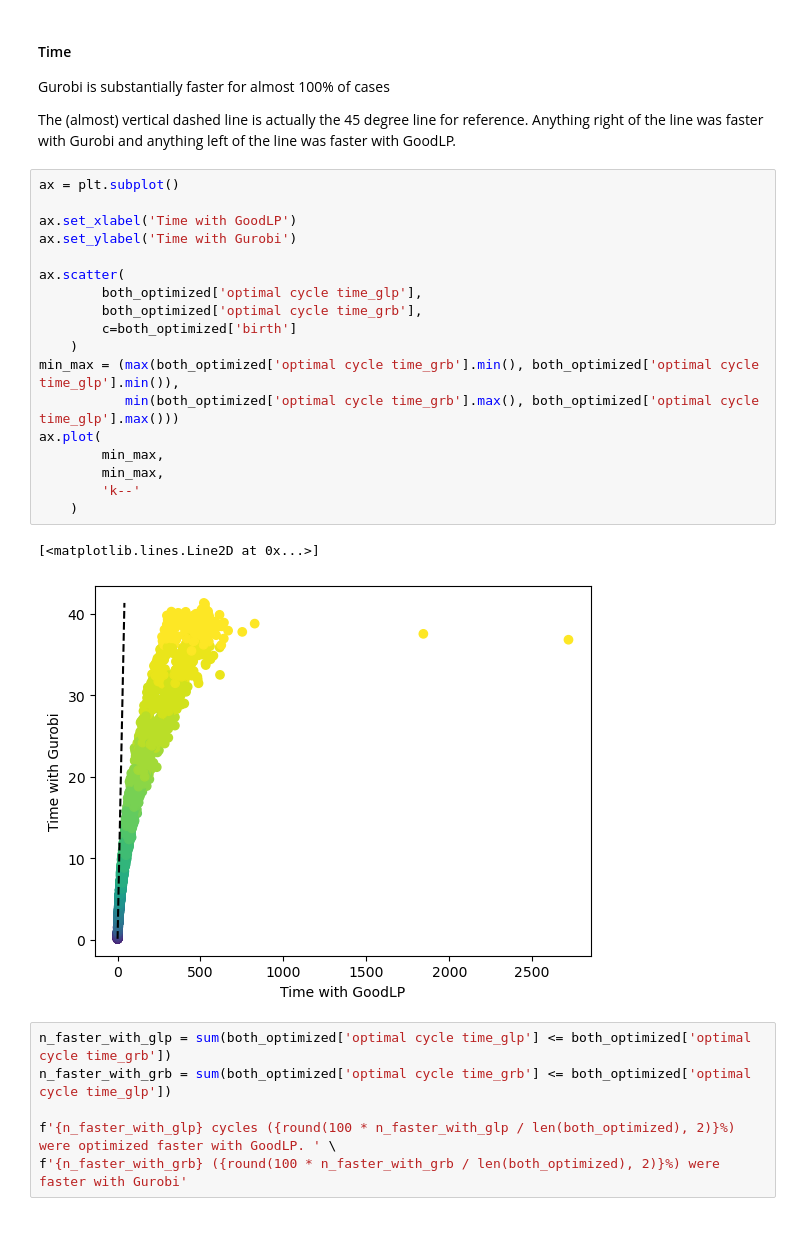
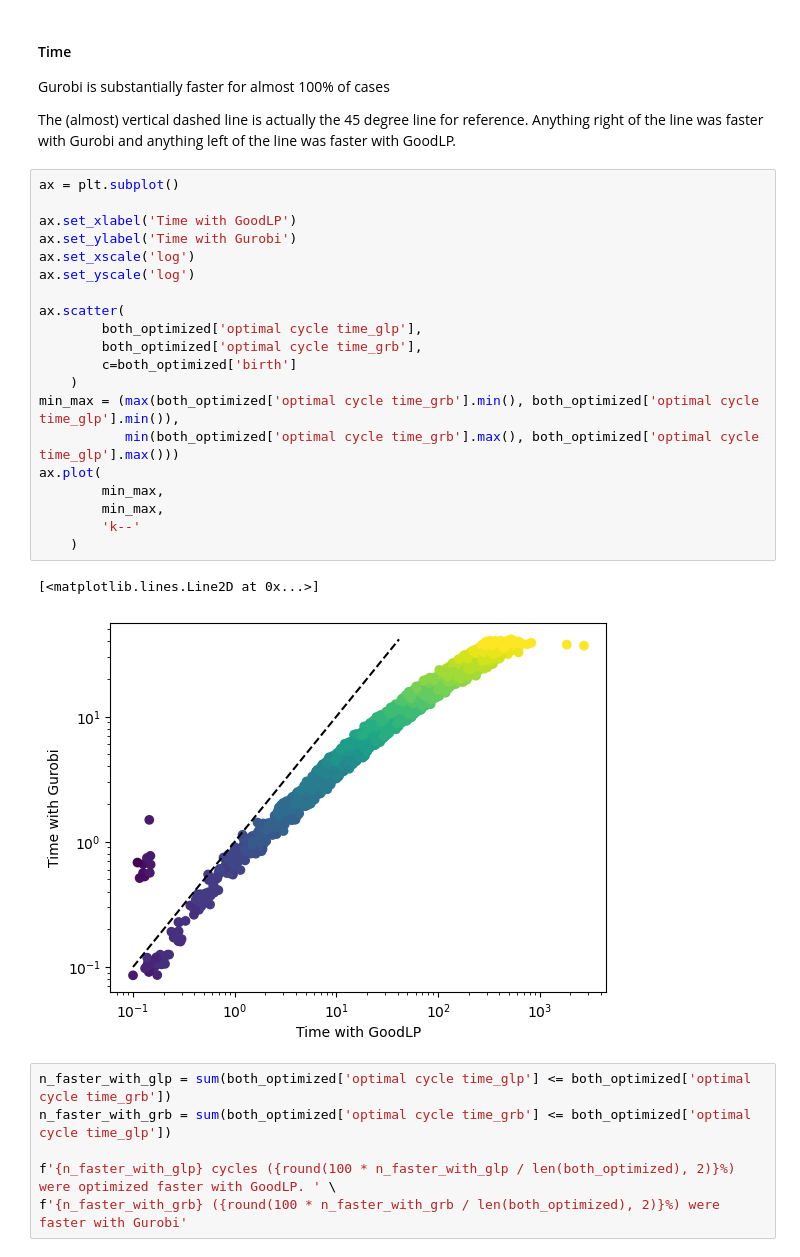
Before and after one commit to etscheelk/2024SummerTopo, a Jupyter notebook: Gavin/playtime/goodlp_vs_gurobi.ipynb, the cells around one changed output. Drawn from its saved outputs; the diff is of its cells as text; blank space fills up the shorter version.

```diff
--- a/Gavin/playtime/goodlp_vs_gurobi.ipynb
+++ b/Gavin/playtime/goodlp_vs_gurobi.ipynb
@@ -433,24 +447,26 @@ The (almost) vertical dashed line is actually the 45 degree line for reference.
 # %%
 ax = plt.subplot()
 
 ax.set_xlabel('Time with GoodLP')
 ax.set_ylabel('Time with Gurobi')
+ax.set_xscale('log')
+ax.set_yscale('log')
 
 ax.scatter(
         both_optimized['optimal cycle time_glp'],
         both_optimized['optimal cycle time_grb'],
         c=both_optimized['birth']
     )
 min_max = (max(both_optimized['optimal cycle time_grb'].min(), both_optimized['optimal cycle time_glp'].min()),
            min(both_optimized['optimal cycle time_grb'].max(), both_optimized['optimal cycle time_glp'].max()))
 ax.plot(
         min_max,
         min_max,
         'k--'
     )
 # %% [output]
 [<matplotlib.lines.Line2D at 0x...>]
-[figure, old version]
+[figure, new version]
 # %%
 n_faster_with_glp = sum(both_optimized['optimal cycle time_glp'] <= both_optimized['optimal cycle time_grb'])
 n_faster_with_grb = sum(both_optimized['optimal cycle time_grb'] <= both_optimized['optimal cycle time_glp'])
```
Also changed, not shown: parts of 3 cells of this notebook, 5 other files.
